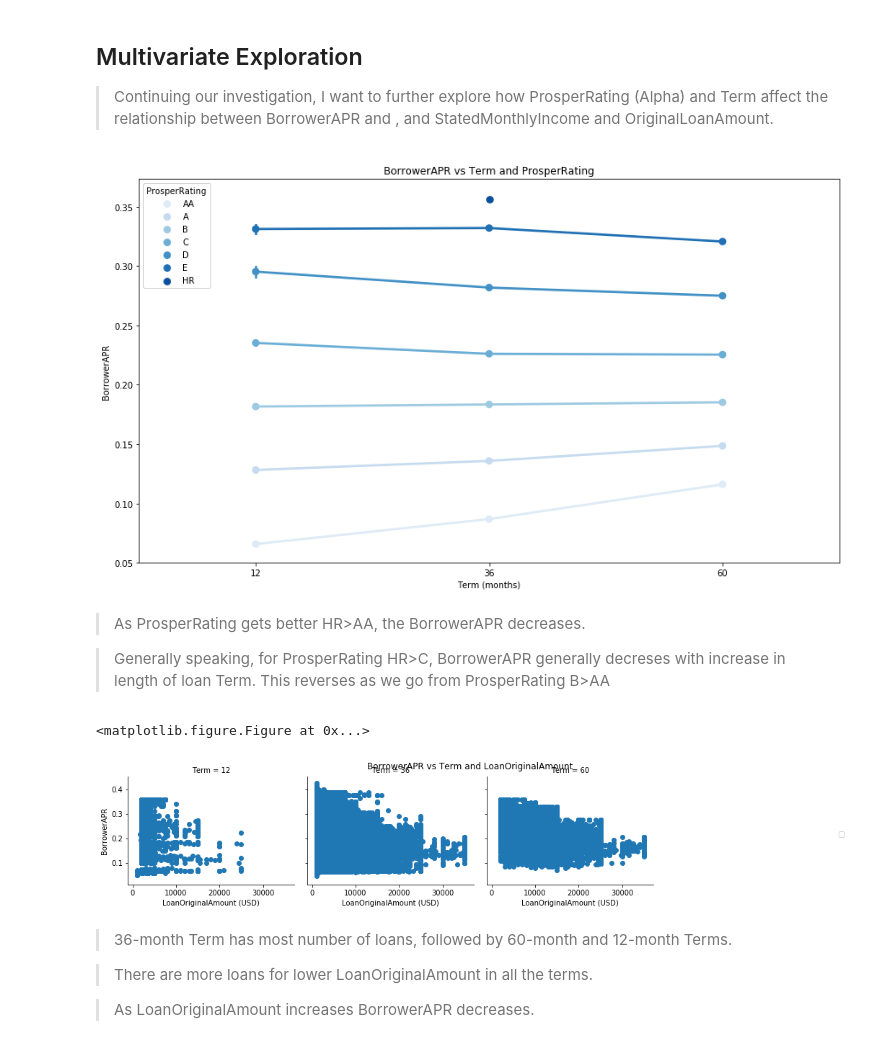
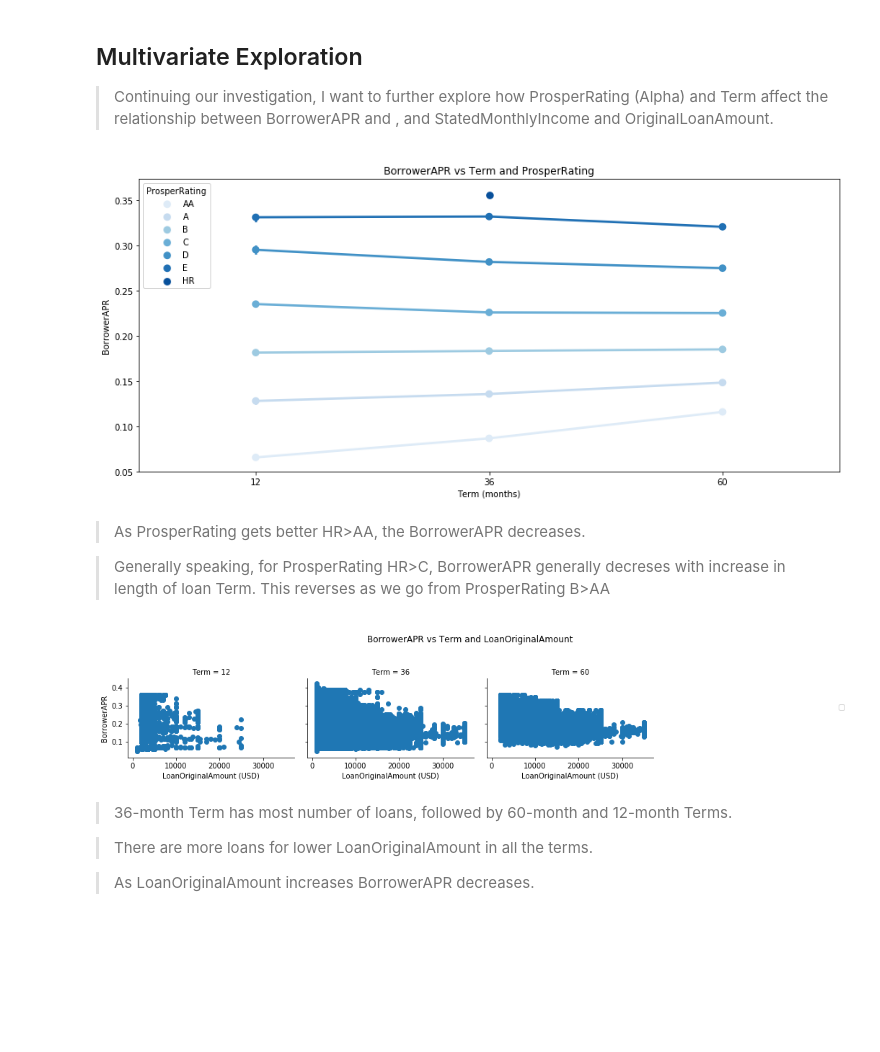
Before and after one commit to AbhaRamchandani/Communicate-Data-Findings---Loan-Data-from-Prosper, a Jupyter notebook: exploration_template.ipynb, the cells around one changed output. Cells and saved outputs as stored; diff of their text form; code cells hidden in the pictures; blank space fills up the shorter version.

```diff
--- a/exploration_template.ipynb
+++ b/exploration_template.ipynb
@@ -1210,28 +1210,29 @@ plt.colorbar();
 # %%
 # Plot BorrowerAPR vs Term and ProsperRating (Alpha)
 plt.figure(figsize = [14.70, 8.27])
 
 ax = sb.pointplot(data = df_copy, x = 'Term', y = 'BorrowerAPR', hue = 'ProsperRating (Alpha)',
                    palette = 'Blues');
 plt.legend(loc = 2, title = 'ProsperRating');
 plt.xlabel('Term (months)');
 plt.title('BorrowerAPR vs Term and ProsperRating', color = 'black');
+plt.subplots_adjust(top = 0.7);
 # %% [output]
-[figure, old version]
+[figure, new version]
 # %% [markdown]
 > As ProsperRating gets better HR>AA, the BorrowerAPR decreases.
 
 > Generally speaking, for ProsperRating HR>C, BorrowerAPR generally decreses with increase in length of loan Term. This reverses as we go from ProsperRating B>AA
 # %%
 # Plot BorrowerAPR vs Term and LoanOriginalAmount
-plt.figure(figsize = [14.70, 8.27])
+#plt.figure(figsize = [14.70, 8.27])
 g = sb.FacetGrid(data = df_copy, aspect = 1.2, col = 'Term', col_wrap = 4)
 g.map(plt.scatter, 'LoanOriginalAmount', 'BorrowerAPR').set_axis_labels("LoanOriginalAmount (USD)", "BorrowerAPR");
 g.fig.suptitle('BorrowerAPR vs Term and LoanOriginalAmount', color = 'black');
+g.fig.subplots_adjust(top = 0.7);
 g.add_legend();
 # %% [output]
-<matplotlib.figure.Figure at 0x...>
-[figure, old version]
+[figure, new version]
 # %% [markdown]
 > 36-month Term has most number of loans, followed by 60-month and 12-month Terms.
 
```
Also changed, not shown: parts of 4 cells of this notebook, 5 other files.
